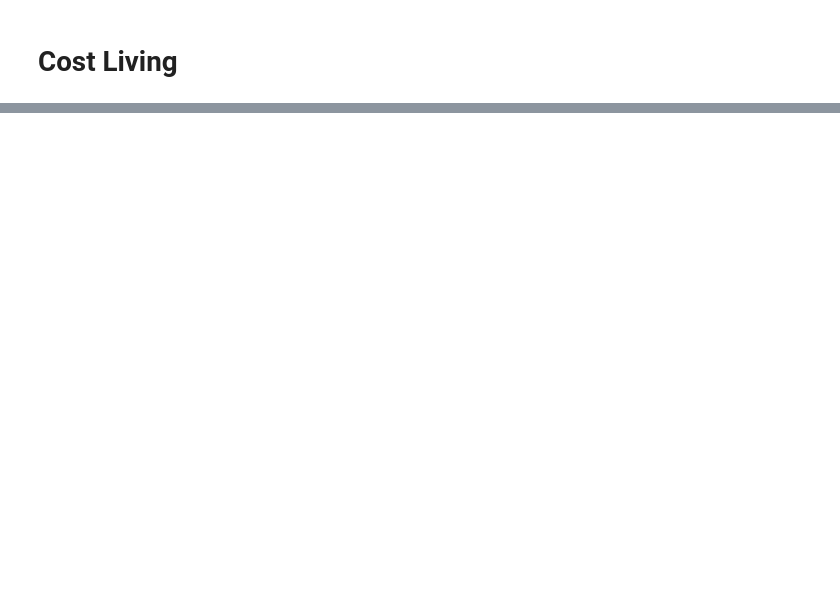
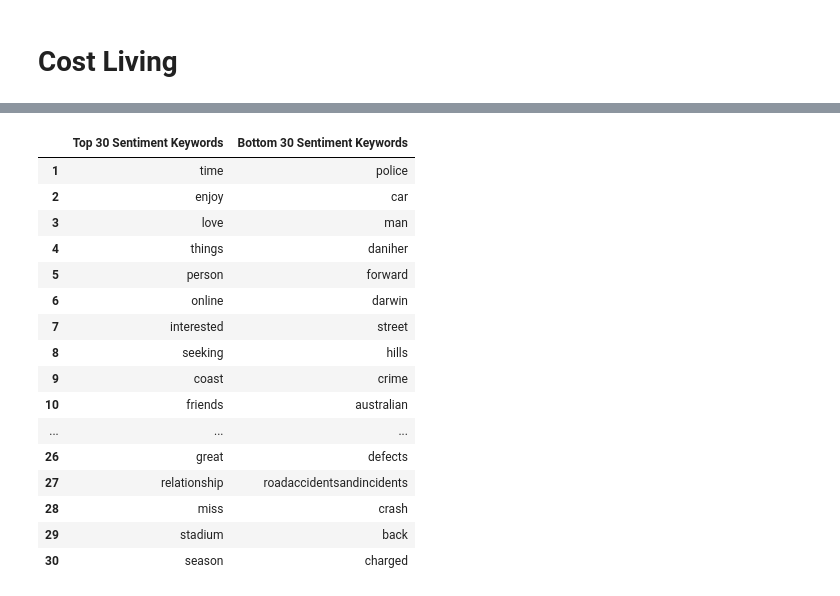
Before and after one commit to TheHQ98/social-media-analysis, a Jupyter notebook: frontend/frontend.ipynb, the cells around one changed output, grey strips where cells are left out. Saved outputs shown, nothing was run; the diff lists cells and outputs as text; code cells hidden in the pictures; blank space fills up the shorter version.

```diff
--- a/frontend/frontend.ipynb
+++ b/frontend/frontend.ipynb
@@ -248,0 +420,20 @@ key_cloud()
+# %%
+extremeKeywords()
+# %% [output]
+|  | Top 30 Sentiment Keywords | Bottom 30 Sentiment Keywords |
+| 1 | time | police |
+| 2 | enjoy | car |
+| 3 | love | man |
+| 4 | things | daniher |
+| 5 | person | forward |
+| 6 | online | darwin |
+| 7 | interested | street |
+| 8 | seeking | hills |
+| 9 | coast | crime |
+| 10 | friends | australian |
+| ... | ... | ... |
+| 26 | great | defects |
+| 27 | relationship | roadaccidentsandincidents |
+| 28 | miss | crash |
+| 29 | stadium | back |
+| 30 | season | charged |
```
Also changed, not shown: parts of 10 cells of this notebook.
